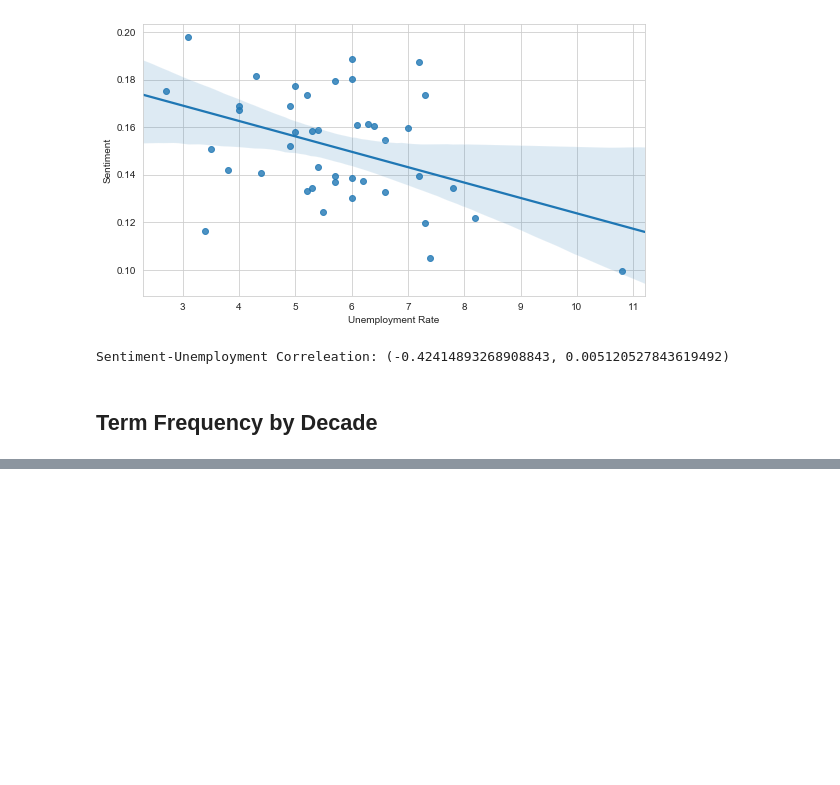
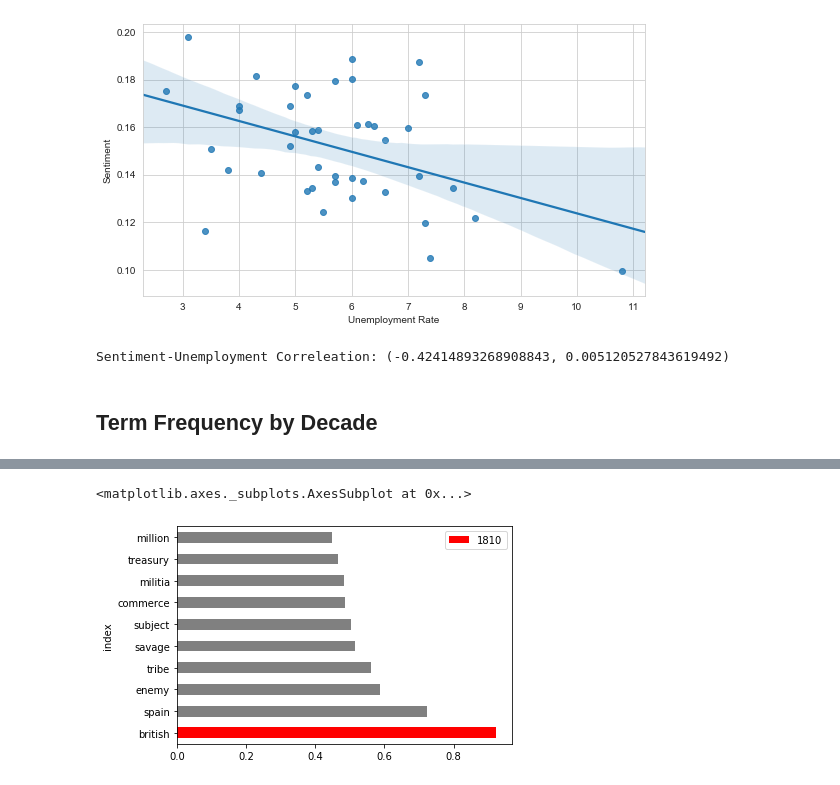
Before and after one commit to ksenluu/NU_453_NLP, a Jupyter notebook: A.3 Final Report - SOTU.ipynb, the cells around one changed output, grey strips where cells are left out. Saved outputs shown, nothing was run; the diff lists cells and outputs as text; code cells hidden in the pictures; blank space fills up the shorter version.

```diff
--- a/A.3 Final Report - SOTU.ipynb
+++ b/A.3 Final Report - SOTU.ipynb
@@ -1042,0 +1508,7 @@ matrix_decade_1790.reset_index().plot(kind='barh', x='index', y='1790')
+# %%
+# 1810: British
+colors = ['r', 'grey', 'grey', 'grey', 'grey', 'grey', 'grey', 'grey', 'grey', 'grey']
+matrix_decade_1810.reset_index().plot(kind='barh', x='index', y='1810', color = colors)
+# %% [output]
+<matplotlib.axes._subplots.AxesSubplot at 0x...>
+[figure, added]
```
Also changed, not shown: parts of 42 cells of this notebook, 1 other file.
